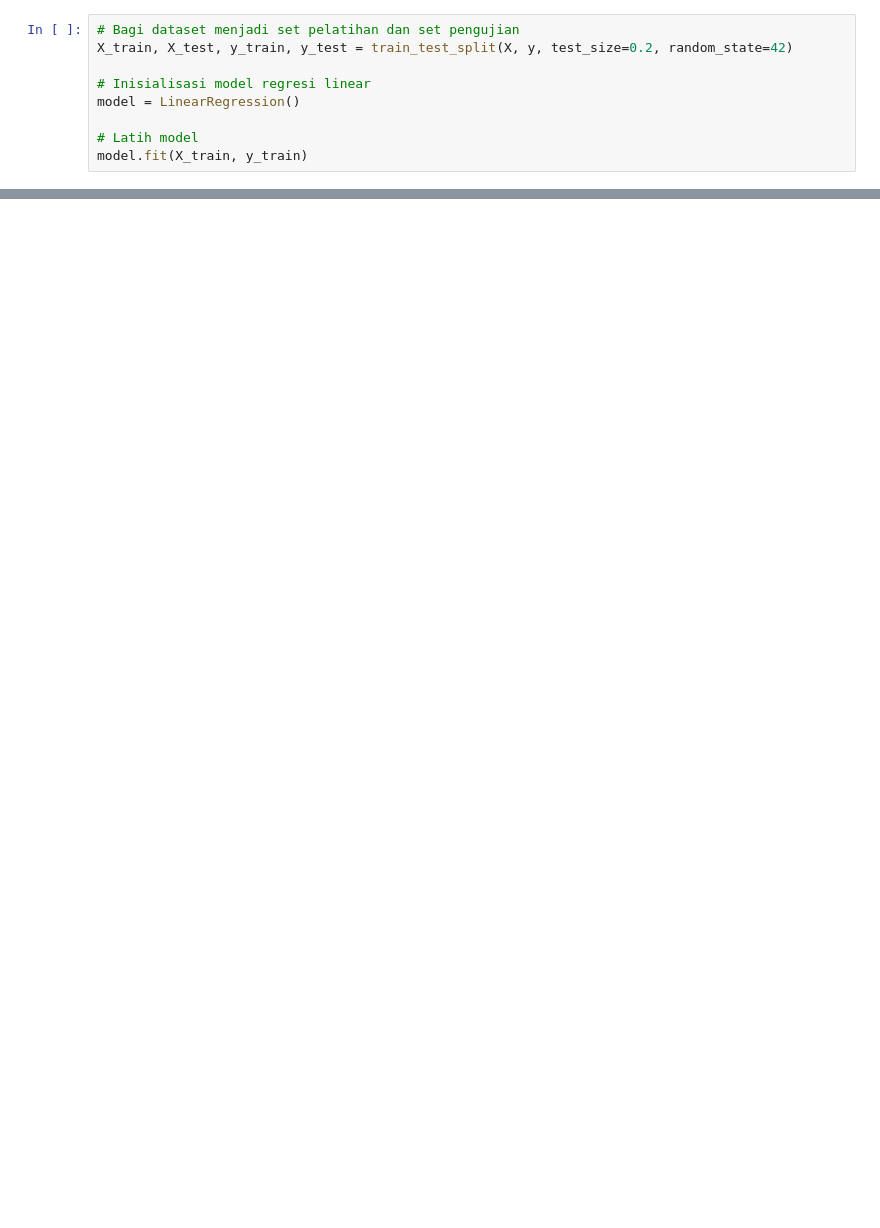
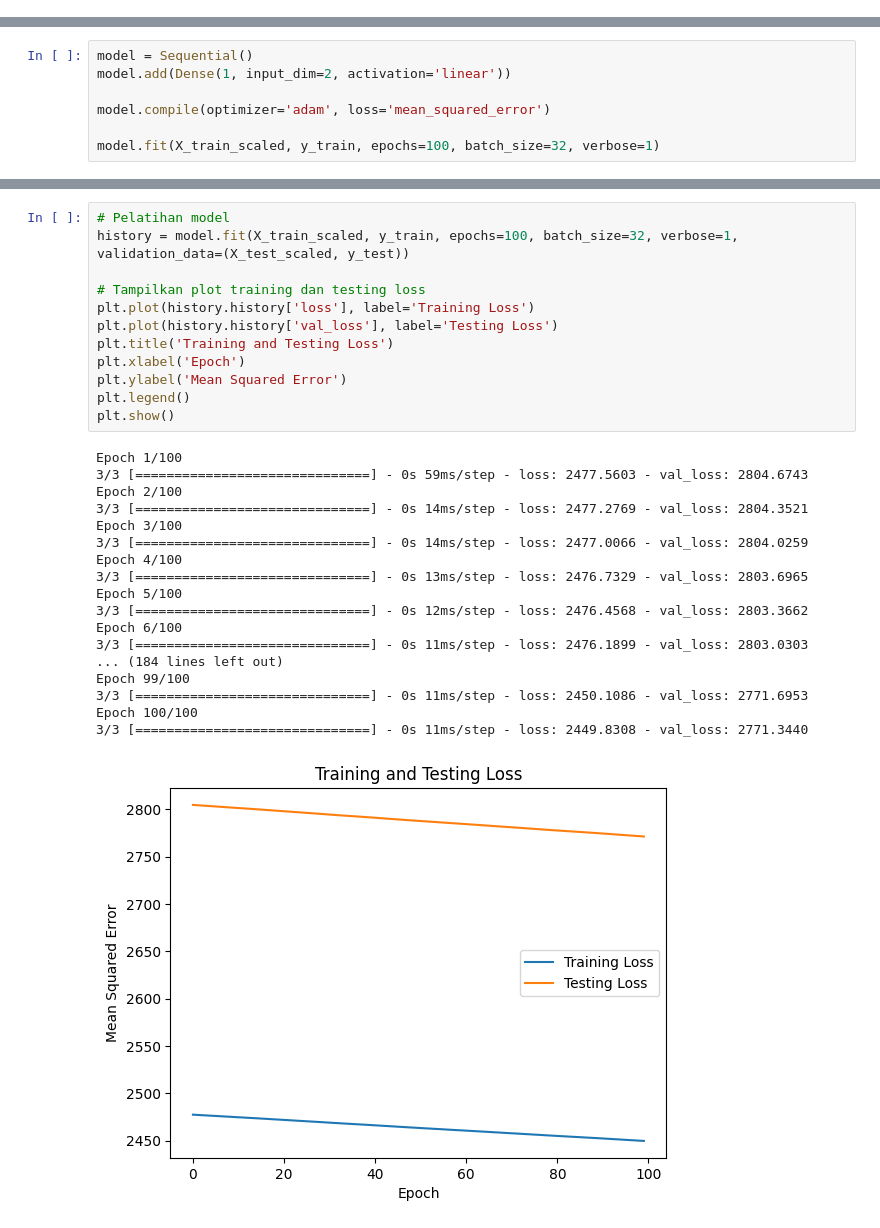
Before and after one commit to Vanz-Noob/Prediksi-Cuaca-Regresi-Linear, a Jupyter notebook: model 2.ipynb, the cells around one changed output, grey strips where cells are left out. Saved outputs shown, nothing was run; the diff lists cells and outputs as text; blank space fills up the shorter version.

Commit message:
feat: model keras need improvement

```diff
--- a/model 2.ipynb
+++ b/model 2.ipynb
@@ -24,9 +19,0 @@ y = df['Weather']
-# %%
-# Bagi dataset menjadi set pelatihan dan set pengujian
-X_train, X_test, y_train, y_test = train_test_split(X, y, test_size=0.2, random_state=42)
-
-# Inisialisasi model regresi linear
-model = LinearRegression()
-
-# Latih model
-model.fit(X_train, y_train)
@@ -130,0 +25,7 @@ ValueError: Layer dense_1 weight shape (1,) is not compatible with provided weig
+# %%
+model = Sequential()
+model.add(Dense(1, input_dim=2, activation='linear'))
+
+model.compile(optimizer='adam', loss='mean_squared_error')
+
+model.fit(X_train_scaled, y_train, epochs=100, batch_size=32, verbose=1)
@@ -130,0 +60,31 @@ ValueError: Layer dense_1 weight shape (1,) is not compatible with provided weig
+# %%
+# Pelatihan model
+history = model.fit(X_train_scaled, y_train, epochs=100, batch_size=32, verbose=1, validation_data=(X_test_scaled, y_test))
+
+# Tampilkan plot training dan testing loss
+plt.plot(history.history['loss'], label='Training Loss')
+plt.plot(history.history['val_loss'], label='Testing Loss')
+plt.title('Training and Testing Loss')
+plt.xlabel('Epoch')
+plt.ylabel('Mean Squared Error')
+plt.legend()
+plt.show()
+# %% [output]
+Epoch 1/100
+3/3 [==============================] - 0s 59ms/step - loss: 2477.5603 - val_loss: 2804.6743
+Epoch 2/100
+3/3 [==============================] - 0s 14ms/step - loss: 2477.2769 - val_loss: 2804.3521
+Epoch 3/100
+3/3 [==============================] - 0s 14ms/step - loss: 2477.0066 - val_loss: 2804.0259
+Epoch 4/100
+3/3 [==============================] - 0s 13ms/step - loss: 2476.7329 - val_loss: 2803.6965
+Epoch 5/100
+3/3 [==============================] - 0s 12ms/step - loss: 2476.4568 - val_loss: 2803.3662
+Epoch 6/100
+3/3 [==============================] - 0s 11ms/step - loss: 2476.1899 - val_loss: 2803.0303
+... (184 lines left out)
+Epoch 99/100
+3/3 [==============================] - 0s 11ms/step - loss: 2450.1086 - val_loss: 2771.6953
+Epoch 100/100
+3/3 [==============================] - 0s 11ms/step - loss: 2449.8308 - val_loss: 2771.3440
+[figure, added]
```
Also changed, not shown: parts of 14 cells of this notebook.
